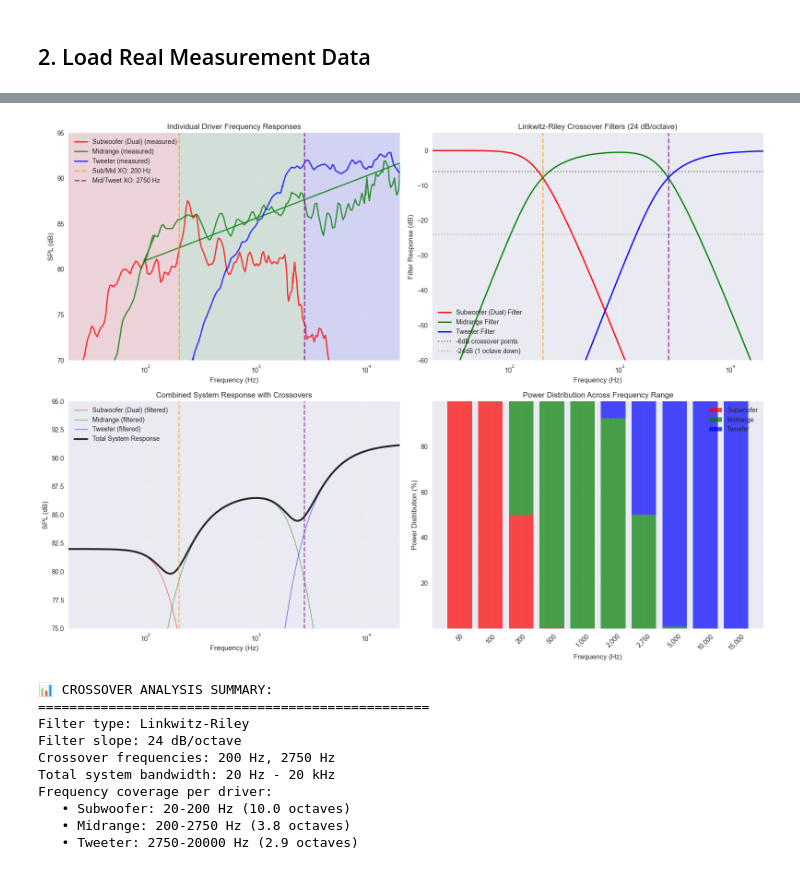
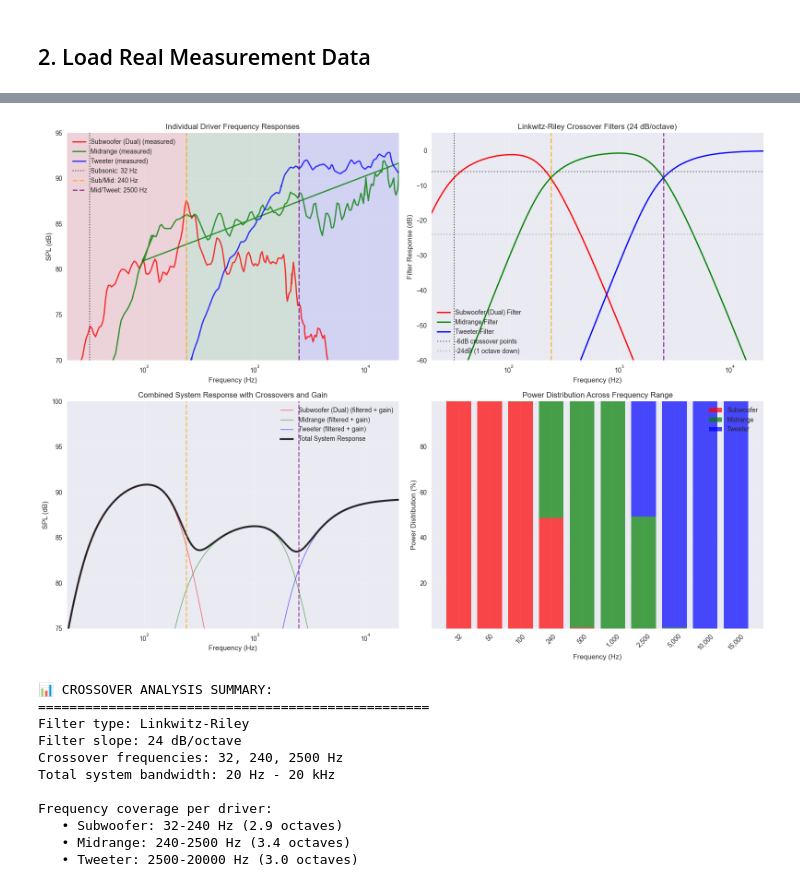
Before and after one commit to tommarek/Speaker-Design, a Jupyter notebook: calculations/crossover_design.ipynb, the cells around one changed output, grey strips where cells are left out. Cells and saved outputs as stored; diff of their text form; code cells hidden in the pictures.

```diff
--- a/calculations/crossover_design.ipynb
+++ b/calculations/crossover_design.ipynb
@@ -256,16 +161,2 @@ MIDRANGE:
 # %% [markdown]
 ## 2. Load Real Measurement Data
-# %%
-import numpy as np
-import matplotlib.pyplot as plt
-import pandas as pd
-from scipy import signal
-import warnings
-warnings.filterwarnings('ignore')
-
-# Set up plotting style
-plt.style.use('seaborn-v0_8')
-plt.rcParams['figure.figsize'] = (12, 8)
-plt.rcParams['font.size'] = 12
-
-print("✅ Libraries imported successfully")
@@ -536,10 +391,11 @@ print("\n📊 Measurement data loading complete")
 # Create comprehensive crossover analysis plot
 fig, ((ax1, ax2), (ax3, ax4)) = plt.subplots(2, 2, figsize=(16, 12))
 
-# 1. Individual Driver Responses with Measurement Data
+# Color scheme
 colors = {'subwoofer': 'red', 'midrange': 'green', 'tweeter': 'blue'}
 driver_names = {'subwoofer': 'Subwoofer (Dual)', 'midrange': 'Midrange', 'tweeter': 'Tweeter'}
 
+# 1. Individual Driver Responses with Measurement Data
 for driver_type, color in colors.items():
     if measurement_data[driver_type] is not None:
         data = measurement_data[driver_type]
@@ -554,7 +410,10 @@ for driver_type, color in colors.items():
         specs = drivers[driver_type]
         freq_range = np.logspace(np.log10(specs['freq_range'][0]),
                                 np.log10(specs['freq_range'][1]), 100)
-        theoretical_spl = np.full_like(freq_range, specs['sensitivity'])
+        if driver_type == 'subwoofer':
+            theoretical_spl = np.full_like(freq_range, specs['sensitivity_dual'])
+        else:
+            theoretical_spl = np.full_like(freq_range, specs['sensitivity'])
         ax1.semilogx(freq_range, theoretical_spl, color=color, linewidth=2,
                     linestyle='--', label=f"{driver_names[driver_type]} (theoretical)", alpha=0.6)
 
@@ -563,8 +422,10 @@ for driver_type, specs in drivers.items():
     freq_min, freq_max = specs['freq_range']
     ax1.axvspan(freq_min, freq_max, alpha=0.1, color=colors[driver_type])
 
-ax1.axvline(fc_low, color='orange', linestyle='--', alpha=0.7, linewidth=2, label=f'Sub/Mid XO: {fc_low} Hz')
-ax1.axvline(fc_high, color='purple', linestyle='--', alpha=0.7, linewidth=2, label=f'Mid/Tweet XO: {fc_high} Hz')
+# Add crossover lines
+ax1.axvline(crossover_frequencies['subsonic'], color='black', linestyle=':', alpha=0.7, linewidth=1.5, label=f'Subsonic: {crossover_frequencies["subsonic"]} Hz')
+ax1.axvline(crossover_frequencies['sub_to_mid'], color='orange', linestyle='--', alpha=0.7, linewidth=2, label=f'Sub/Mid: {crossover_frequencies["sub_to_mid"]} Hz')
+ax1.axvline(crossover_frequencies['mid_to_tweet'], color='purple', linestyle='--', alpha=0.7, linewidth=2, label=f'Mid/Tweet: {crossover_frequencies["mid_to_tweet"]} Hz')
 
 ax1.set_xlabel('Frequency (Hz)')
 ax1.set_ylabel('SPL (dB)')
@@ -580,8 +441,9 @@ for driver_type, color in colors.items():
                 label=f"{driver_names[driver_type]} Filter")
 
 # Add crossover frequency lines
-ax2.axvline(fc_low, color='orange', linestyle='--', alpha=0.7, linewidth=2)
-ax2.axvline(fc_high, color='purple', linestyle='--', alpha=0.7, linewidth=2)
+ax2.axvline(crossover_frequencies['subsonic'], color='black', linestyle=':', alpha=0.7, linewidth=1.5)
+ax2.axvline(crossover_frequencies['sub_to_mid'], color='orange', linestyle='--', alpha=0.7, linewidth=2)
+ax2.axvline(crossover_frequencies['mid_to_tweet'], color='purple', linestyle='--', alpha=0.7, linewidth=2)
 ax2.axhline(-6, color='black', linestyle=':', alpha=0.5, label='-6dB crossover points')
 ax2.axhline(-24, color='gray', linestyle=':', alpha=0.5, label='-24dB (1 octave down)')
 
@@ -593,8 +455,7 @@ ax2.grid(True, alpha=0.3)
 ax2.set_xlim(20, 20000)
 ax2.set_ylim(-60, 5)
 
-# 3. Combined System Response
-# Calculate sum of all filtered responses
+# 3. Combined System Response with Gain
 total_response = np.zeros_like(freq_analysis)
 
 for driver_type, color in colors.items():
@@ -604,12 +465,15 @@ for driver_type, color in colors.items():
     else:
         driver_sensitivity = drivers[driver_type]['sensitivity']
 
+    # Add DSP gain
+    driver_gain = gain_structure[driver_type]
+
     # Add filtered response to total
-    filtered_response = driver_sensitivity + crossover_filters[driver_type]
+    filtered_response = driver_sensitivity + driver_gain + crossover_filters[driver_type]
 
     # Plot individual filtered responses
     ax3.semilogx(freq_analysis, filtered_response, color=color, linewidth=1, alpha=0.6,
-                label=f"{driver_names[driver_type]} (filtered)")
+                label=f"{driver_names[driver_type]} (filtered + gain)")
 
     # Add to total (linear addition of powers, then convert back to dB)
     total_response += 10**(filtered_response/10)
@@ -619,20 +483,19 @@ total_response_db = 10 * np.log10(total_response)
 ax3.semilogx(freq_analysis, total_response_db, 'black', linewidth=3,
             label='Total System Response', alpha=0.8)
 
-ax3.axvline(fc_low, color='orange', linestyle='--', alpha=0.7)
-ax3.axvline(fc_high, color='purple', linestyle='--', alpha=0.7)
+ax3.axvline(crossover_frequencies['sub_to_mid'], color='orange', linestyle='--', alpha=0.7)
+ax3.axvline(crossover_frequencies['mid_to_tweet'], color='purple', linestyle='--', alpha=0.7)
 
 ax3.set_xlabel('Frequency (Hz)')
 ax3.set_ylabel('SPL (dB)')
-ax3.set_title('Combined System Response with Crossovers')
+ax3.set_title('Combined System Response with Crossovers and Gain')
 ax3.legend()
 ax3.grid(True, alpha=0.3)
 ax3.set_xlim(20, 20000)
-ax3.set_ylim(75, 95)
+ax3.set_ylim(75, 100)
 
 # 4. Power Distribution Analysis
-# Calculate power requirements at different frequencies
-test_frequencies = [50, 100, 200, 500, 1000, 2000, 2750, 5000, 10000, 15000]
+test_frequencies = [32, 50, 100, 240, 500, 1000, 2500, 5000, 10000, 15000]
 power_distribution = {'frequency': [], 'subwoofer': [], 'midrange': [], 'tweeter': []}
 
 for freq in test_frequencies:
@@ -653,48 +516,49 @@ for freq in test_frequencies:
 
 # Create stacked bar chart
 x_pos = np.arange(len(test_frequencies))
 width = 0.8
 
 ax4.bar(x_pos, power_distribution['subwoofer'], width,
         label='Subwoofer', color='red', alpha=0.7)
 ax4.bar(x_pos, power_distribution['midrange'], width,
         bottom=power_distribution['subwoofer'],
         label='Midrange', color='green', alpha=0.7)
 ax4.bar(x_pos, power_distribution['tweeter'], width,
         bottom=[s+m for s,m in zip(power_distribution['subwoofer'], power_distribution['midrange'])],
         label='Tweeter', color='blue', alpha=0.7)
 
 ax4.set_xlabel('Frequency (Hz)')
 ax4.set_ylabel('Power Distribution (%)')
 ax4.set_title('Power Distribution Across Frequency Range')
 ax4.set_xticks(x_pos)
 ax4.set_xticklabels([f'{f:,}' for f in test_frequencies], rotation=45)
 ax4.legend()
 ax4.grid(True, alpha=0.3, axis='y')
 
 plt.tight_layout()
 plt.show()
 
 # Print analysis summary
 print(f"\n📊 CROSSOVER ANALYSIS SUMMARY:")
 print(f"=" * 50)
-print(f"Filter type: {crossover_spec['sub_to_mid']['type']}")
-print(f"Filter slope: {crossover_spec['sub_to_mid']['slope']} dB/octave")
-print(f"Crossover frequencies: {fc_low} Hz, {fc_high} Hz")
+print(f"Filter type: {filter_spec['type']}")
+print(f"Filter slope: {filter_spec['slope']} dB/octave")
+print(f"Crossover frequencies: {crossover_frequencies['subsonic']}, {crossover_frequencies['sub_to_mid']}, {crossover_frequencies['mid_to_tweet']} Hz")
 print(f"Total system bandwidth: 20 Hz - 20 kHz")
-print(f"Frequency coverage per driver:")
-print(f"   • Subwoofer: 20-{fc_low} Hz ({fc_low/20:.1f} octaves)")
-print(f"   • Midrange: {fc_low}-{fc_high} Hz ({np.log2(fc_high/fc_low):.1f} octaves)")
-print(f"   • Tweeter: {fc_high}-20000 Hz ({np.log2(20000/fc_high):.1f} octaves)")
+print(f"\nFrequency coverage per driver:")
+print(f"   • Subwoofer: {crossover_frequencies['subsonic']}-{crossover_frequencies['sub_to_mid']} Hz ({np.log2(crossover_frequencies['sub_to_mid']/crossover_frequencies['subsonic']):.1f} octaves)")
+print(f"   • Midrange: {crossover_frequencies['sub_to_mid']}-{crossover_frequencies['mid_to_tweet']} Hz ({np.log2(crossover_frequencies['mid_to_tweet']/crossover_frequencies['sub_to_mid']):.1f} octaves)")
+print(f"   • Tweeter: {crossover_frequencies['mid_to_tweet']}-20000 Hz ({np.log2(20000/crossover_frequencies['mid_to_tweet']):.1f} octaves)")
 # %% [output]
-[figure, old version]
+[figure, new version]
 📊 CROSSOVER ANALYSIS SUMMARY:
 ==================================================
 Filter type: Linkwitz-Riley
 Filter slope: 24 dB/octave
-Crossover frequencies: 200 Hz, 2750 Hz
+Crossover frequencies: 32, 240, 2500 Hz
 Total system bandwidth: 20 Hz - 20 kHz
+
 Frequency coverage per driver:
-   • Subwoofer: 20-200 Hz (10.0 octaves)
-   • Midrange: 200-2750 Hz (3.8 octaves)
-   • Tweeter: 2750-20000 Hz (2.9 octaves)
+   • Subwoofer: 32-240 Hz (2.9 octaves)
+   • Midrange: 240-2500 Hz (3.4 octaves)
+   • Tweeter: 2500-20000 Hz (3.0 octaves)
```
Also changed, not shown: parts of 20 cells of this notebook, 8 other files.
